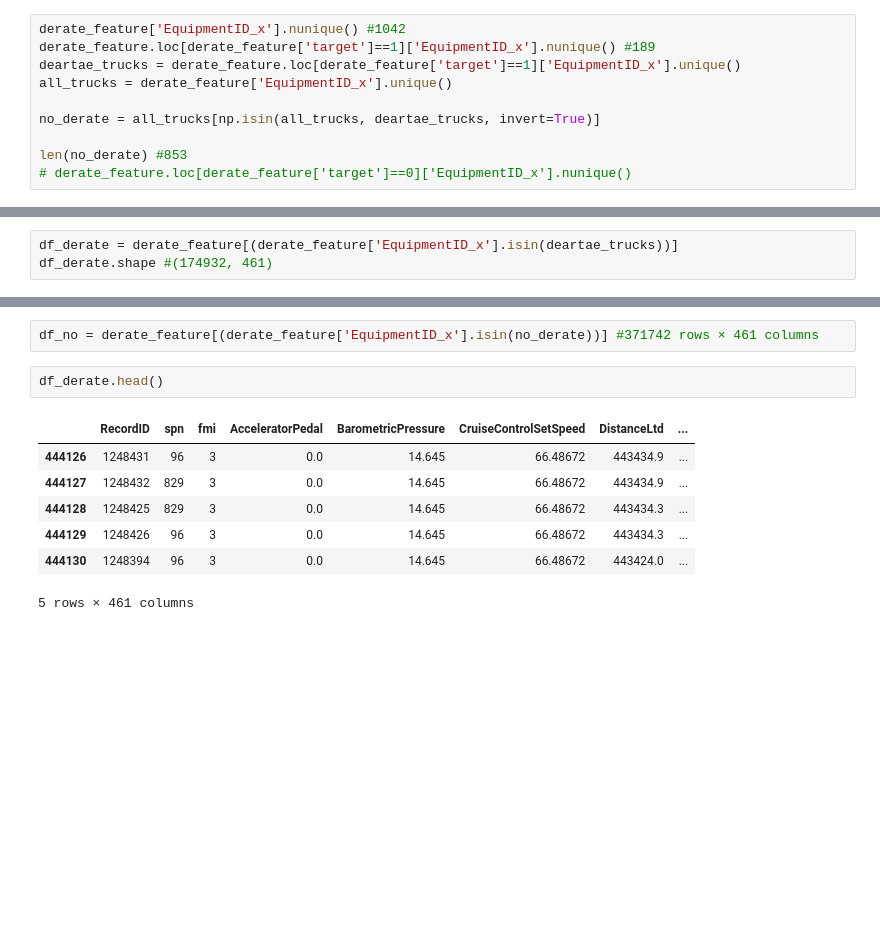
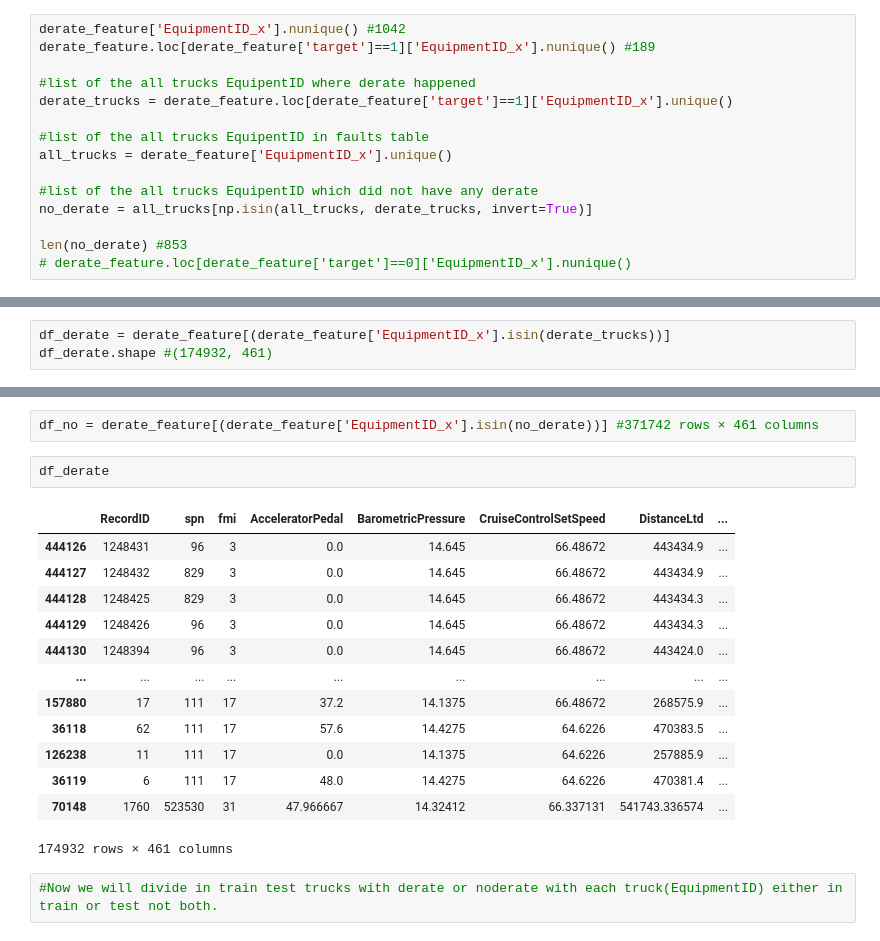
Before and after one commit to nss-data-science-cohort-6/big_g_express-elden_ring, a Jupyter notebook: notebooks/Untitled.ipynb, the cells around one changed output, grey strips where cells are left out. Cells and saved outputs as stored; diff of their text form; blank space fills up the shorter version.

```diff
--- a/notebooks/Untitled.ipynb
+++ b/notebooks/Untitled.ipynb
@@ -163,10 +157,15 @@ roc_auc_score(y_test, logReg_scaler.predict_proba(X_test)[:,1] )
 # %%
 derate_feature['EquipmentID_x'].nunique() #1042
 derate_feature.loc[derate_feature['target']==1]['EquipmentID_x'].nunique() #189
-deartae_trucks = derate_feature.loc[derate_feature['target']==1]['EquipmentID_x'].unique()
+
+#list of the all trucks EquipentID where derate happened
+derate_trucks = derate_feature.loc[derate_feature['target']==1]['EquipmentID_x'].unique()
+
+#list of the all trucks EquipentID in faults table
 all_trucks = derate_feature['EquipmentID_x'].unique()
 
-no_derate = all_trucks[np.isin(all_trucks, deartae_trucks, invert=True)]
+#list of the all trucks EquipentID which did not have any derate
+no_derate = all_trucks[np.isin(all_trucks, derate_trucks, invert=True)]
 
 len(no_derate) #853
 # derate_feature.loc[derate_feature['target']==0]['EquipmentID_x'].nunique()
@@ -177,20 +176,28 @@ len(no_derate) #853
 # %% [output]
 546674
 # %%
-df_derate = derate_feature[(derate_feature['EquipmentID_x'].isin(deartae_trucks))]
+df_derate = derate_feature[(derate_feature['EquipmentID_x'].isin(derate_trucks))]
 df_derate.shape #(174932, 461)
 # %% [output]
 (174932, 461)
 # %%
 df_no = derate_feature[(derate_feature['EquipmentID_x'].isin(no_derate))] #371742 rows × 461 columns
 # %%
-df_derate.head()
+df_derate
 # %% [output]
 |  | RecordID | spn | fmi | AcceleratorPedal | BarometricPressure | CruiseControlSetSpeed | DistanceLtd | ... |
 | 444126 | 1248431 | 96 | 3 | 0.0 | 14.645 | 66.48672 | 443434.9 | ... |
 | 444127 | 1248432 | 829 | 3 | 0.0 | 14.645 | 66.48672 | 443434.9 | ... |
 | 444128 | 1248425 | 829 | 3 | 0.0 | 14.645 | 66.48672 | 443434.3 | ... |
 | 444129 | 1248426 | 96 | 3 | 0.0 | 14.645 | 66.48672 | 443434.3 | ... |
 | 444130 | 1248394 | 96 | 3 | 0.0 | 14.645 | 66.48672 | 443424.0 | ... |
+| ... | ... | ... | ... | ... | ... | ... | ... | ... |
+| 157880 | 17 | 111 | 17 | 37.2 | 14.1375 | 66.48672 | 268575.9 | ... |
+| 36118 | 62 | 111 | 17 | 57.6 | 14.4275 | 64.6226 | 470383.5 | ... |
+| 126238 | 11 | 111 | 17 | 0.0 | 14.1375 | 64.6226 | 257885.9 | ... |
+| 36119 | 6 | 111 | 17 | 48.0 | 14.4275 | 64.6226 | 470381.4 | ... |
+| 70148 | 1760 | 523530 | 31 | 47.966667 | 14.32412 | 66.337131 | 541743.336574 | ... |
-5 rows × 461 columns
+174932 rows × 461 columns
+# %%
+#Now we will divide in train test trucks with derate or noderate with each truck(EquipmentID) either in train or test not both.
 # %%
```
Also changed, not shown: parts of 44 cells of this notebook.
